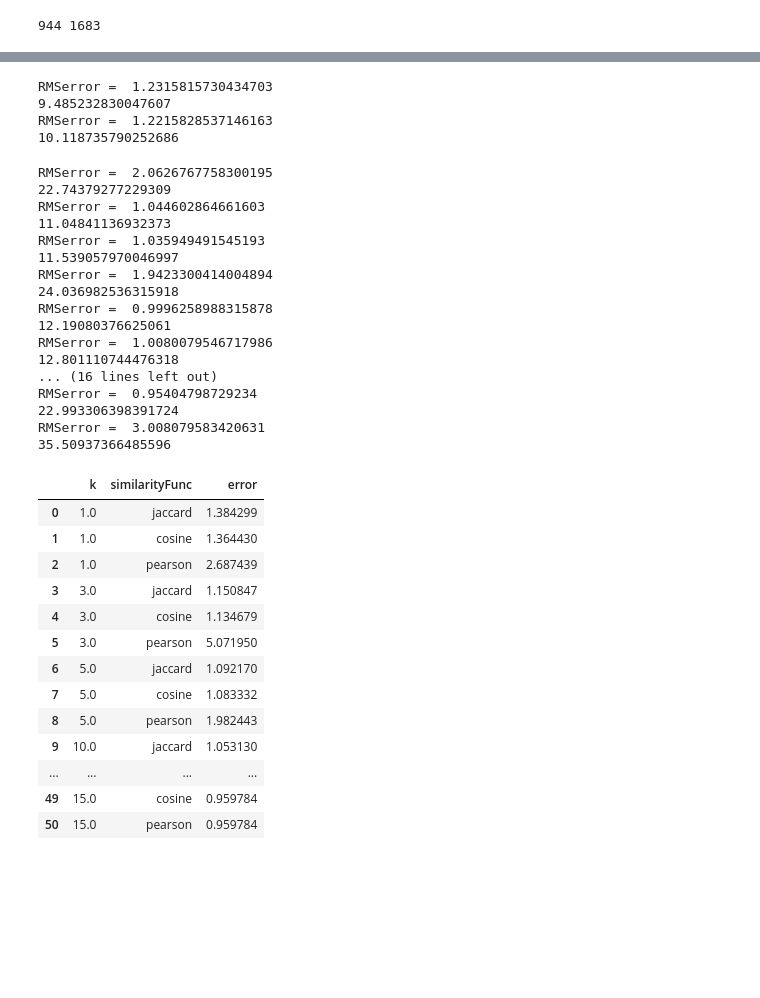
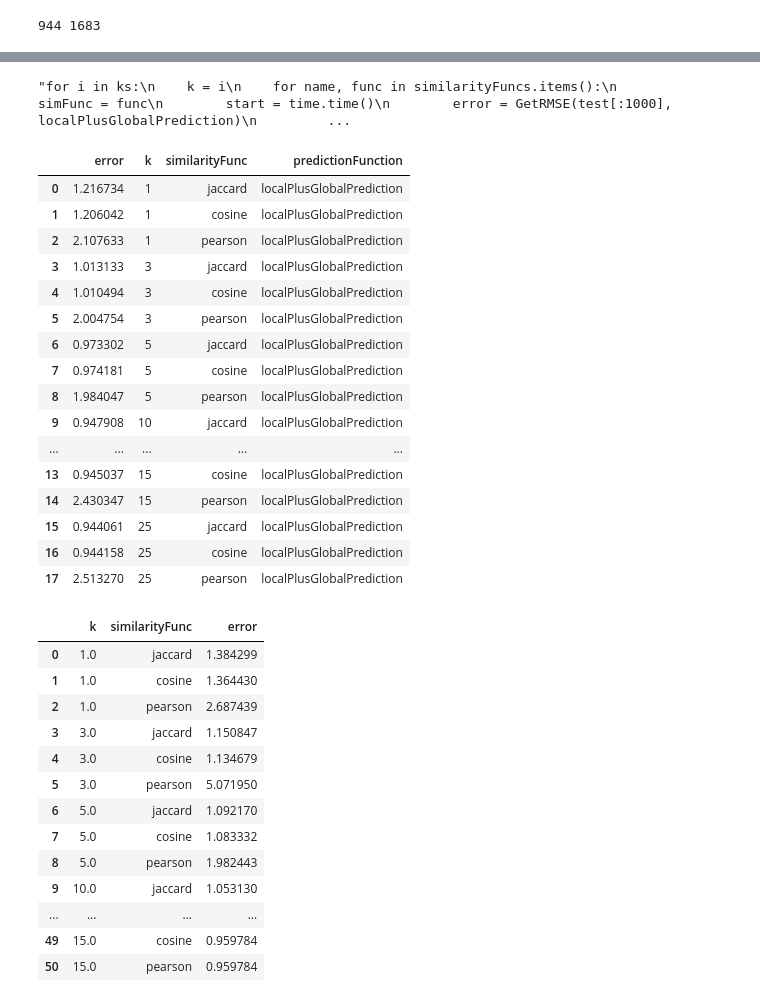
Before and after one commit to RyanChomistek/470hw3, a Jupyter notebook: homework_3.ipynb, the cells around one changed output, grey strips where cells are left out. Cells and saved outputs as stored; diff of their text form; code cells hidden in the pictures; blank space fills up the shorter version.

```diff
--- a/homework_3.ipynb
+++ b/homework_3.ipynb
@@ -628,48 +564,32 @@ RMSerror =  1.6658477790680901
 # %%
 #local + global
 #print(getBaseline(363, 97, ratingMatrix, ratingMatrixT, avgGlobal) + localRating(363, 97, ratings_df, ratingMatrix, ratingMatrixT, avgGlobal))
-def localPlusGlobalPrediction(row):
+def localPlusGlobalPrediction(row, k, simFunc):
     base = getBaseline(row['UserId'], row['MovieId'], trainingRatingMatrix, trainingRatingMatrixT, avgGlobal)
     local = localRating(row['UserId'], row['MovieId'], train, trainingRatingMatrix, trainingRatingMatrixT, avgGlobal, k, simFunc)
     return local + base
-
-for i in ks:
-    k = i
-    for name, func in similarityFuncs.items():
-        simFunc = func
-        start = time.time()
-        error = GetRMSE(test[:1000], localPlusGlobalPrediction)
-        error_df = error_df.append(
-            {
-                'PredictionFunction':'Local Plus Global',
-                'k': k,
-                'similarityFunc': name,
-                'error' : error
-            }, ignore_index=True)
-        end = time.time()
-        print(end - start)
 # %% [output]
-RMSerror =  1.2315815730434703
-9.485232830047607
-RMSerror =  1.2215828537146163
-10.118735790252686
+"for i in ks:\n    k = i\n    for name, func in similarityFuncs.items():\n        simFunc = func\n        start = time.time()\n        error = GetRMSE(test[:1000], localPlusGlobalPrediction)\n         ...
-RMSerror =  2.0626767758300195
-22.74379277229309
-RMSerror =  1.044602864661603
-11.04841136932373
-RMSerror =  1.035949491545193
-11.539057970046997
-RMSerror =  1.9423300414004894
-24.036982536315918
-RMSerror =  0.9996258988315878
-12.19080376625061
-RMSerror =  1.0080079546717986
-12.801110744476318
-... (16 lines left out)
-RMSerror =  0.95404798729234
-22.993306398391724
-RMSerror =  3.008079583420631
-35.50937366485596
+# %%
+ParallelRMSE(test, localPlusGlobalPrediction, "localPlusGlobalPrediction", ks, similarityFuncs)
+# %% [output]
+|  | error | k | similarityFunc | predictionFunction |
+| 0 | 1.216734 | 1 | jaccard | localPlusGlobalPrediction |
+| 1 | 1.206042 | 1 | cosine | localPlusGlobalPrediction |
+| 2 | 2.107633 | 1 | pearson | localPlusGlobalPrediction |
+| 3 | 1.013133 | 3 | jaccard | localPlusGlobalPrediction |
+| 4 | 1.010494 | 3 | cosine | localPlusGlobalPrediction |
+| 5 | 2.004754 | 3 | pearson | localPlusGlobalPrediction |
+| 6 | 0.973302 | 5 | jaccard | localPlusGlobalPrediction |
+| 7 | 0.974181 | 5 | cosine | localPlusGlobalPrediction |
+| 8 | 1.984047 | 5 | pearson | localPlusGlobalPrediction |
+| 9 | 0.947908 | 10 | jaccard | localPlusGlobalPrediction |
+| ... | ... | ... | ... | ... |
+| 13 | 0.945037 | 15 | cosine | localPlusGlobalPrediction |
+| 14 | 2.430347 | 15 | pearson | localPlusGlobalPrediction |
+| 15 | 0.944061 | 25 | jaccard | localPlusGlobalPrediction |
+| 16 | 0.944158 | 25 | cosine | localPlusGlobalPrediction |
+| 17 | 2.513270 | 25 | pearson | localPlusGlobalPrediction |
 # %%
 error_df
 # %% [output]
```
Also changed, not shown: parts of 10 cells of this notebook.
